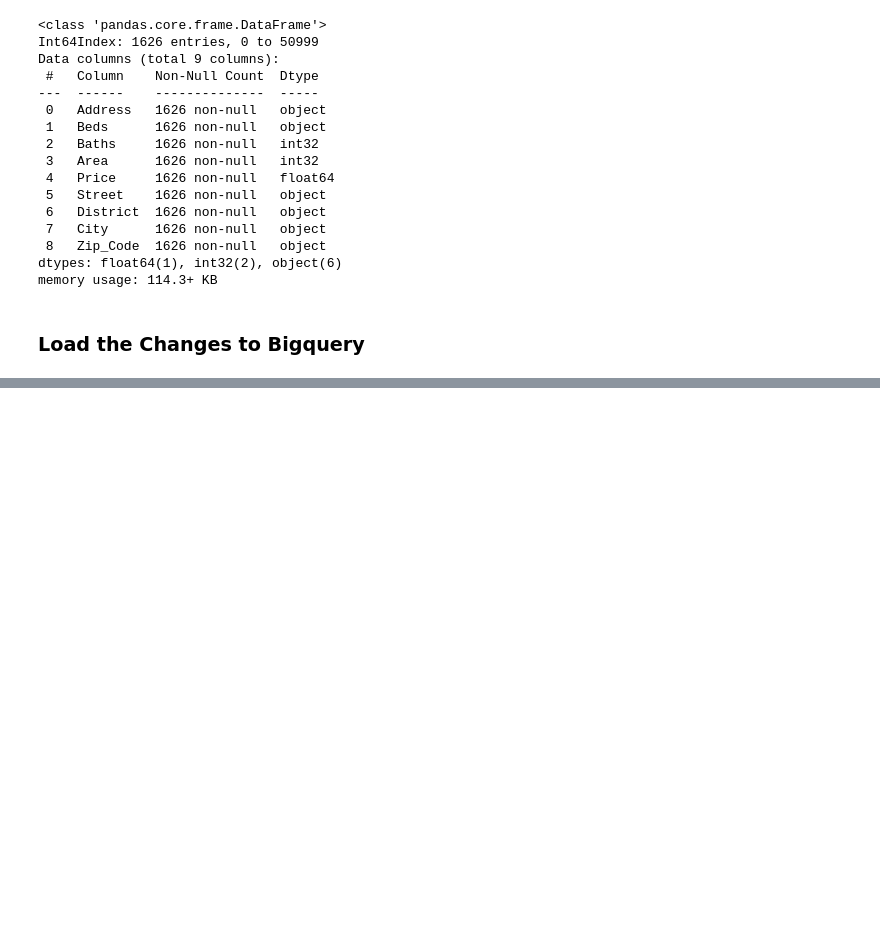
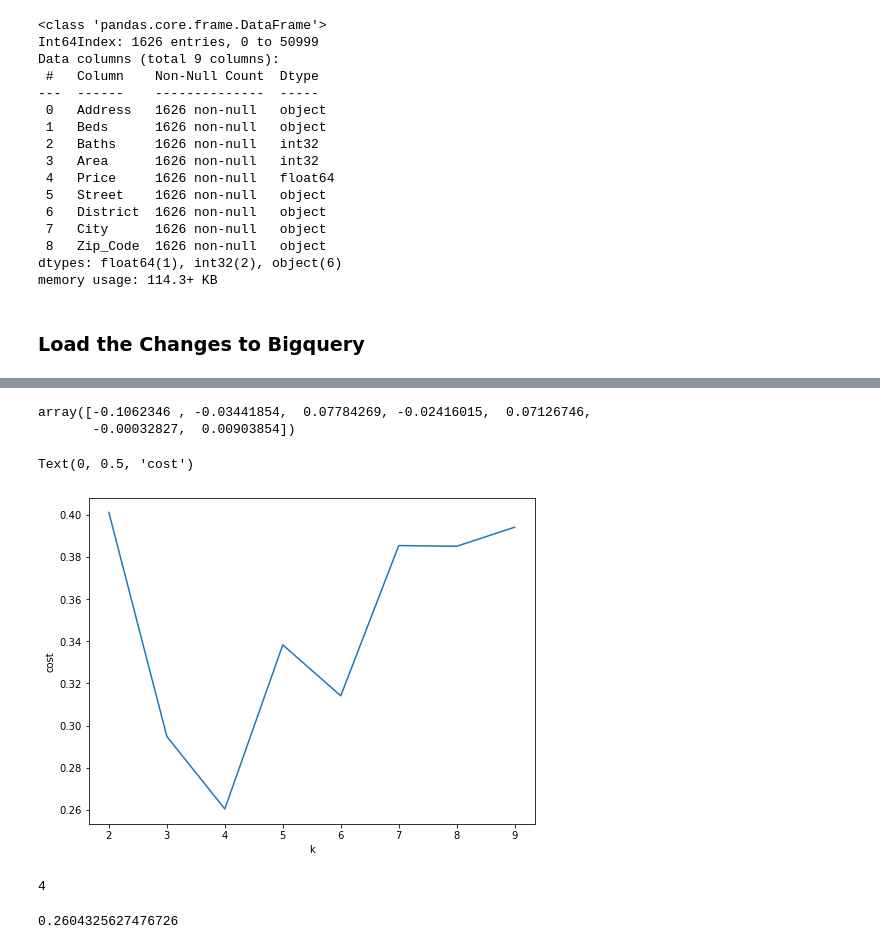
Before and after one commit to Danafr00/Data_Portfolio, a Jupyter notebook: Data Engineering/ETL Pipeline/Big Query ETL.ipynb, the cells around one changed output, grey strips where cells are left out. Cells and saved outputs as stored; diff of their text form; code cells hidden in the pictures; blank space fills up the shorter version.

```diff
--- a/Data Engineering/ETL Pipeline/Big Query ETL.ipynb
+++ b/Data Engineering/ETL Pipeline/Big Query ETL.ipynb
@@ -289,0 +598,12 @@ pandas_gbq.to_gbq(changes, table_id, project_id=project_id, if_exists='append')
+# %%
+from pyspark.ml import Pipeline
+from pyspark.ml.feature import MinMaxScaler
+from pyspark.ml.feature import VectorAssembler
+
+columns_to_scale = ["Area", "Price"]
+assemblers = [VectorAssembler(inputCols=[col], outputCol=col + "_vec") for col in columns_to_scale]
+scalers = [MinMaxScaler(inputCol=col + "_vec", outputCol=col + "_scaled") for col in columns_to_scale]
+pipeline = Pipeline(stages=assemblers + scalers)
+scalerModel = pipeline.fit(encoded)
+scaledData = scalerModel.transform(encoded)
+scaledData.show()
@@ -289,0 +628,25 @@ pandas_gbq.to_gbq(changes, table_id, project_id=project_id, if_exists='append')
+# %%
+featureassembler=VectorAssembler(inputCols=['Beds', 'Baths', 'Area_scaled', 'Price_scaled', 'categoryCity', 'categoryDistrict'],
+                                 outputCol="Independent Features")
+feature_output=featureassembler.transform(scaledData)
+# %%
+from pyspark.ml.clustering import KMeans
+from pyspark.ml.evaluation import ClusteringEvaluator
+silhouette_score=[]
+evaluator = ClusteringEvaluator(predictionCol='prediction', featuresCol='Independent Features', \
+                                metricName='silhouette', distanceMeasure='squaredEuclidean')
+for i in range(2,10):
+
+    KMeans_algo=KMeans(featuresCol='Independent Features', k=i)
+
+    KMeans_fit=KMeans_algo.fit(feature_output)
+
+    output=KMeans_fit.transform(feature_output)
+
+
+
+    score=evaluator.evaluate(output)
+
+    silhouette_score.append(score)
+    print("Number of Cluster:", i)
+    print("Silhouette Score:",score)
@@ -289,0 +670,15 @@ pandas_gbq.to_gbq(changes, table_id, project_id=project_id, if_exists='append')
+# %%
+np.diff(silhouette_score)
+# %% [output]
+array([-0.1062346 , -0.03441854,  0.07784269, -0.02416015,  0.07126746,
+       -0.00032827,  0.00903854])
+# %%
+#Visualizing the silhouette scores in a plot
+import matplotlib.pyplot as plt
+fig, ax = plt.subplots(1,1, figsize =(8,6))
+ax.plot(range(2,10),silhouette_score)
+ax.set_xlabel('k')
+ax.set_ylabel('cost')
+# %% [output]
+Text(0, 0.5, 'cost')
+[figure, added]
@@ -289,0 +690,10 @@ pandas_gbq.to_gbq(changes, table_id, project_id=project_id, if_exists='append')
+# %%
+k_n = first_pos(np.diff(silhouette_score))
+k_neighbor = k_n+2
+k_neighbor
+# %% [output]
+4
+# %%
+silhouette_score[k_n]
+# %% [output]
+0.2604325627476726
```
Also changed, not shown: parts of 41 cells of this notebook, 19 other files.
